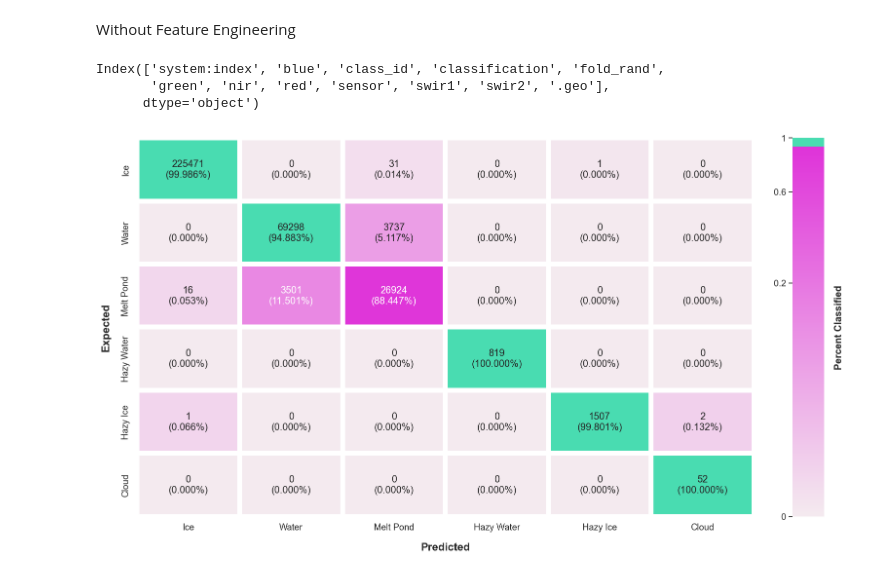
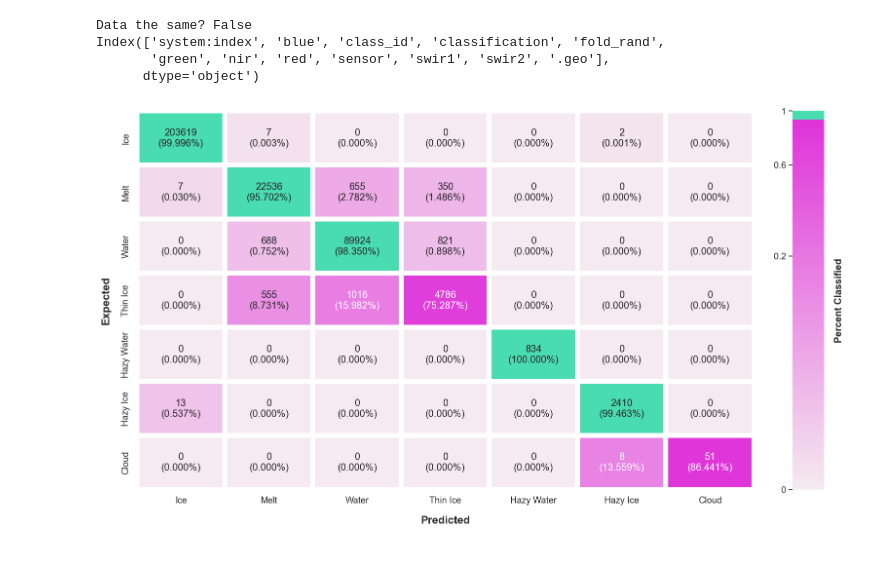
Before and after one commit to felixleodiaz/coastal-ice, a Jupyter notebook: scripts/MachineLearningClassifier/CreateTestingFigures.ipynb, the cells around one changed output. Saved outputs shown, nothing was run; the diff lists cells and outputs as text; code cells hidden in the pictures.

Commit message:
fix mistake in labeling

```diff
--- a/scripts/MachineLearningClassifier/CreateTestingFigures.ipynb
+++ b/scripts/MachineLearningClassifier/CreateTestingFigures.ipynb
@@ -1,5 +1,3 @@
-# %% [markdown]
-Without Feature Engineering
 # %%
 # import libraries
 
@@ -14,6 +12,8 @@ import numpy as np
 # read in data
 
 data = pd.read_csv('../../local_data/TestDataPredictionsRF.csv')
+data_old = pd.read_csv('../../local_data/TestDataPredictionsRF_old.csv')
+print(f'Data the same? {data.equals(data_old)}')
 print(data.columns)
 
 # seaborn things
@@ -21,18 +21,19 @@ print(data.columns)
 sns.set_context('paper')
 sns.set_theme(style="whitegrid", font_scale=1.2)
 
-# and format data
+# and format data (for testing separate by sensor)
 
 y_true = data["class_id"]
 y_pred = data["classification"]
 # %% [output]
+Data the same? False
 Index(['system:index', 'blue', 'class_id', 'classification', 'fold_rand',
        'green', 'nir', 'red', 'sensor', 'swir1', 'swir2', '.geo'],
       dtype='object')
 # %%
 # compute confusion matrix
 
-labels = [1, 2, 3, 4, 5, 6]
+labels = [1, 2, 3, 4, 5, 6, 7]
 cm = confusion_matrix(y_true, y_pred, labels=labels)
 cm_norm = cm.astype("float") / cm.sum(axis=1)[:, np.newaxis]
 
@@ -60,8 +61,9 @@ custom_cmap = LinearSegmentedColormap.from_list("PinkGreen", color_stops)
 # create figure
 class_names = [
     "Ice",
+    "Melt",
     "Water",
-    "Melt Pond",
+    "Thin Ice",
     "Hazy Water",
     "Hazy Ice",
     "Cloud"
@@ -83,34 +85,34 @@ ax = sns.heatmap(
         "label": "Percent Classified",
         "aspect": 12,
         "ticks": [0, 0.2, 0.6, 1.0]
     }
 )
 
 # Added 'labelpad' to create that teensy bit of extra spacing
 ax.set_xlabel("Predicted", fontsize=16, weight="bold", labelpad=16)
 ax.set_ylabel("Expected", fontsize=16, weight="bold", labelpad=16)
 
 plt.xticks(rotation=0)
 plt.yticks(rotation=90)
 
 # --- Colorbar Customization ---
 cbar = ax.collections[0].colorbar
 
 # 1. Update the label strings to match your specified ticks
 cbar.set_ticklabels(['0', '0.2', '0.6', '1'])
 cbar.ax.yaxis.set_ticks_position('left')
 
 # 3. Add a slight white outline to the inside text so it's readable on both light and dark backgrounds
 for label in cbar.ax.get_yticklabels():
     label.set_path_effects([path_effects.withStroke(linewidth=2.5, foreground='white')])
 
 # Make the colorbar title bold and space it out a bit too
 cbar.ax.set_ylabel("Percent Classified", weight="bold", labelpad=15)
 
 plt.tight_layout()
 plt.show()
 # %% [output]
-[figure, old version]
+[figure, new version]
 # %%
 # define classes
 groups = {
```
Also changed, not shown: parts of 11 cells of this notebook, 2 other files.
